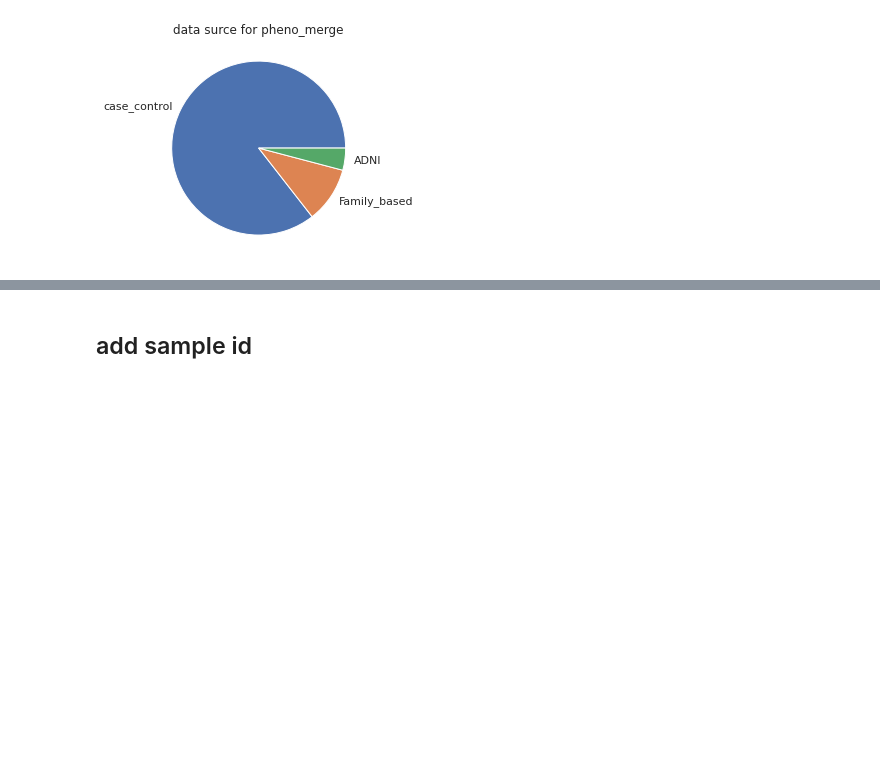
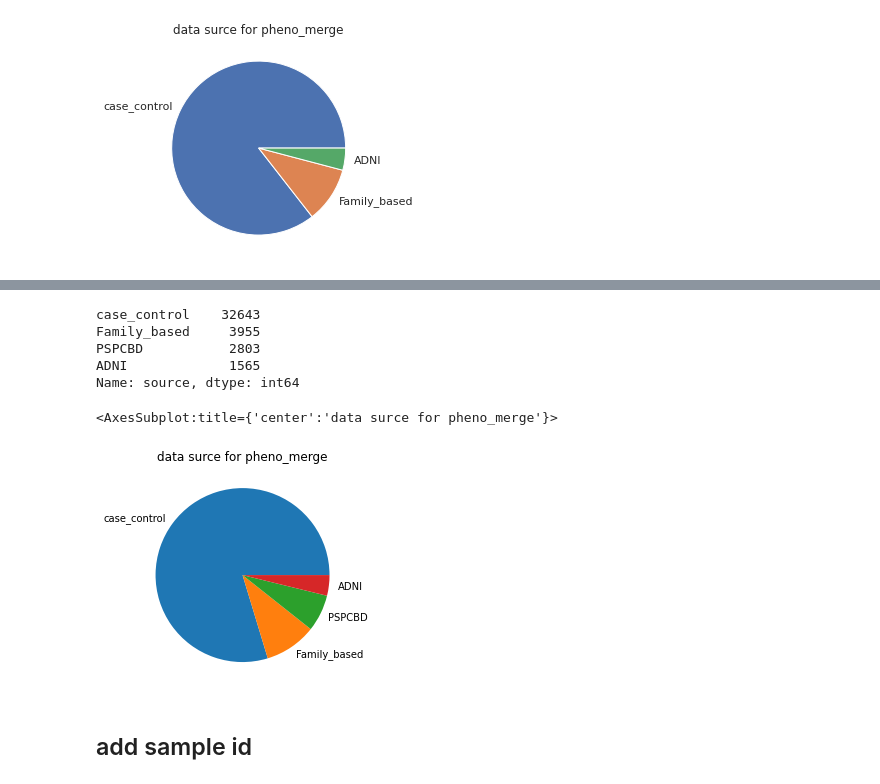
Before and after one commit to teresa-sansan/ADSP_polyfun, a Jupyter notebook: data_processing/phenotype/merge_pheno_36k.ipynb, the cells around one changed output, grey strips where cells are left out. Cells and saved outputs as stored; diff of their text form; code cells hidden in the pictures; blank space fills up the shorter version.

Commit message:
add PSPCBD

```diff
--- a/data_processing/phenotype/merge_pheno_36k.ipynb
+++ b/data_processing/phenotype/merge_pheno_36k.ipynb
@@ -386,0 +386,9 @@ pheno_merge.source.value_counts().plot(kind='pie', ylabel='', title='data surce
+# %%
+## Merge PSPCBD with pheno
+#PSPCBD["source"] = "PSPCBD"
+#PSPCBD = PSPCBD.rename(columns={"AgeOnset":"Age", "APOE_WGS":"APOE_reported"})
+PSPCBD = PSPCBD.loc[:,['SUBJID','Sex','Diagnosis', 'Age','APOE_reported','Race','source']]
+# %%
+pheno_merge_new = pheno_merge.append(PSPCBD)
+# %%
+pheno_merge_new.Age_baseline = pheno_merge_new.Age_baseline.fillna(pheno_merge_new.Age)
@@ -386,0 +411,11 @@ pheno_merge.source.value_counts().plot(kind='pie', ylabel='', title='data surce
+# %%
+print(pheno_merge_new.source.value_counts())
+pheno_merge_new.source.value_counts().plot(kind='pie', ylabel='', title='data surce for pheno_merge')
+# %% [output]
+case_control    32643
+Family_based     3955
+PSPCBD           2803
+ADNI             1565
+Name: source, dtype: int64
+<AxesSubplot:title={'center':'data surce for pheno_merge'}>
+[figure, added]
```
Also changed, not shown: parts of 25 cells of this notebook.
